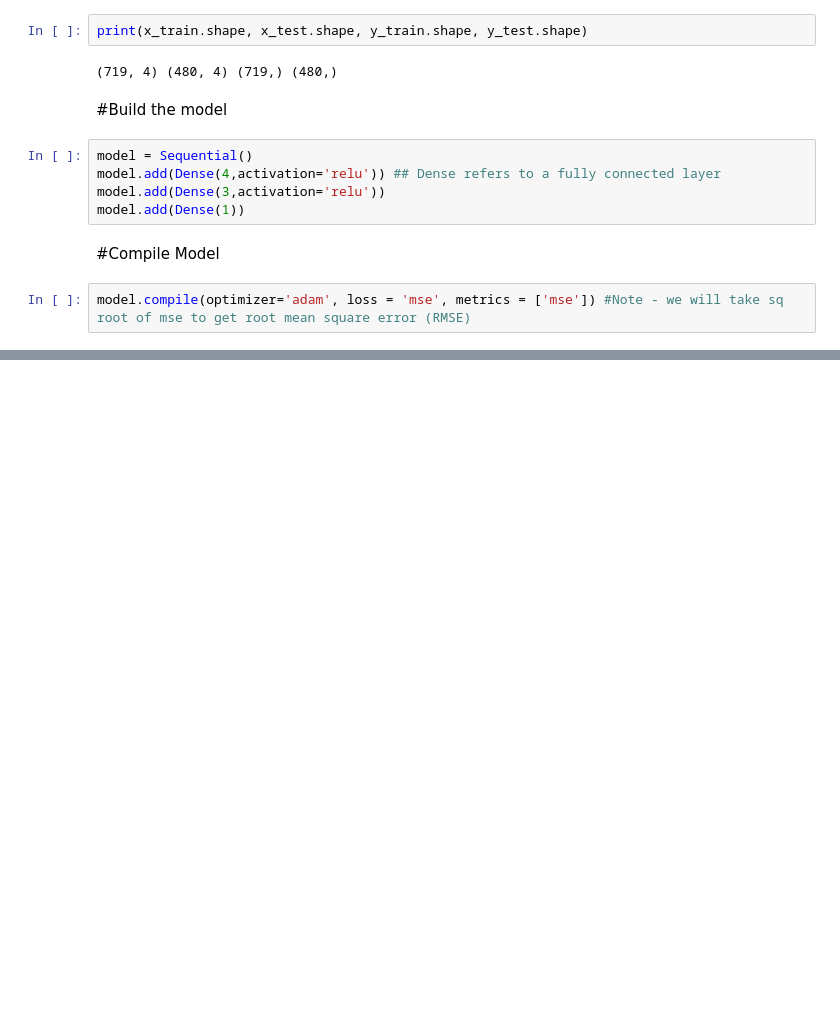
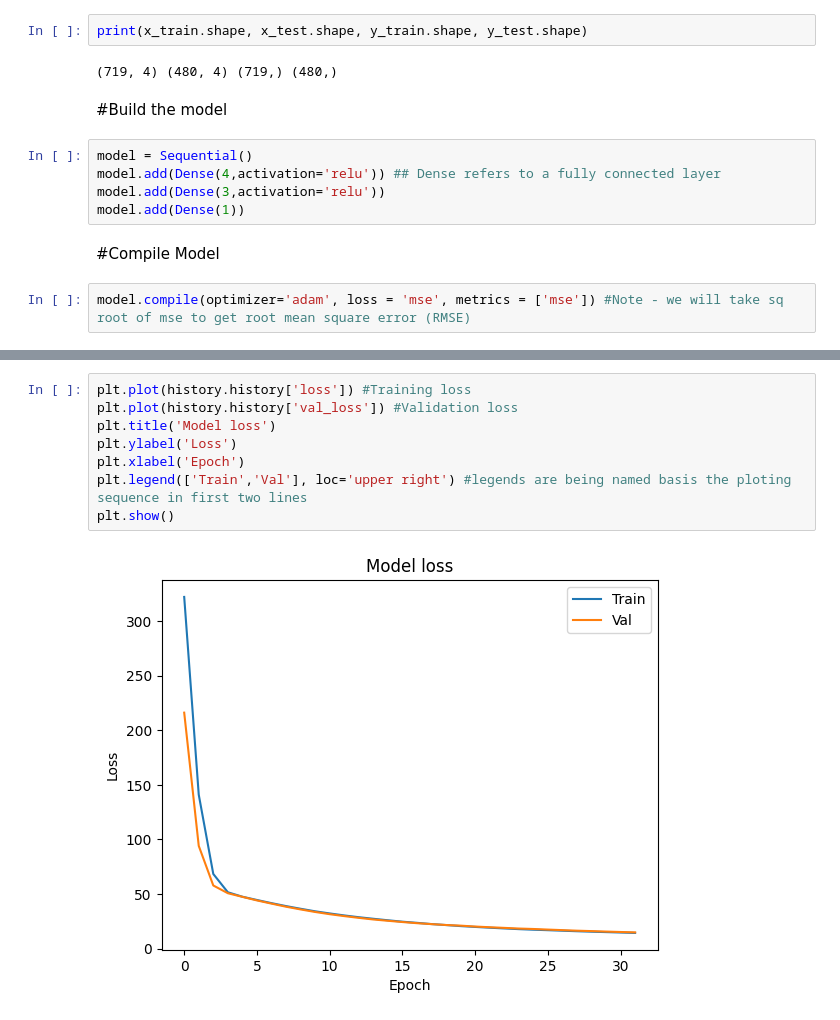
Before and after one commit to gcgauravchauhan10/gc_new_avenue, a Jupyter notebook: Neural_Network_Keras_Sequential.ipynb, the cells around one changed output, grey strips where cells are left out. Drawn from its saved outputs; the diff is of its cells as text; blank space fills up the shorter version.

```diff
--- a/Neural_Network_Keras_Sequential.ipynb
+++ b/Neural_Network_Keras_Sequential.ipynb
@@ -173,0 +178,10 @@ Epoch 32/32
+# %%
+plt.plot(history.history['loss']) #Training loss
+plt.plot(history.history['val_loss']) #Validation loss
+plt.title('Model loss')
+plt.ylabel('Loss')
+plt.xlabel('Epoch')
+plt.legend(['Train','Val'], loc='upper right') #legends are being named basis the ploting sequence in first two lines
+plt.show()
+# %% [output]
+[figure, added]
```
Also changed, not shown: parts of 3 cells of this notebook.
